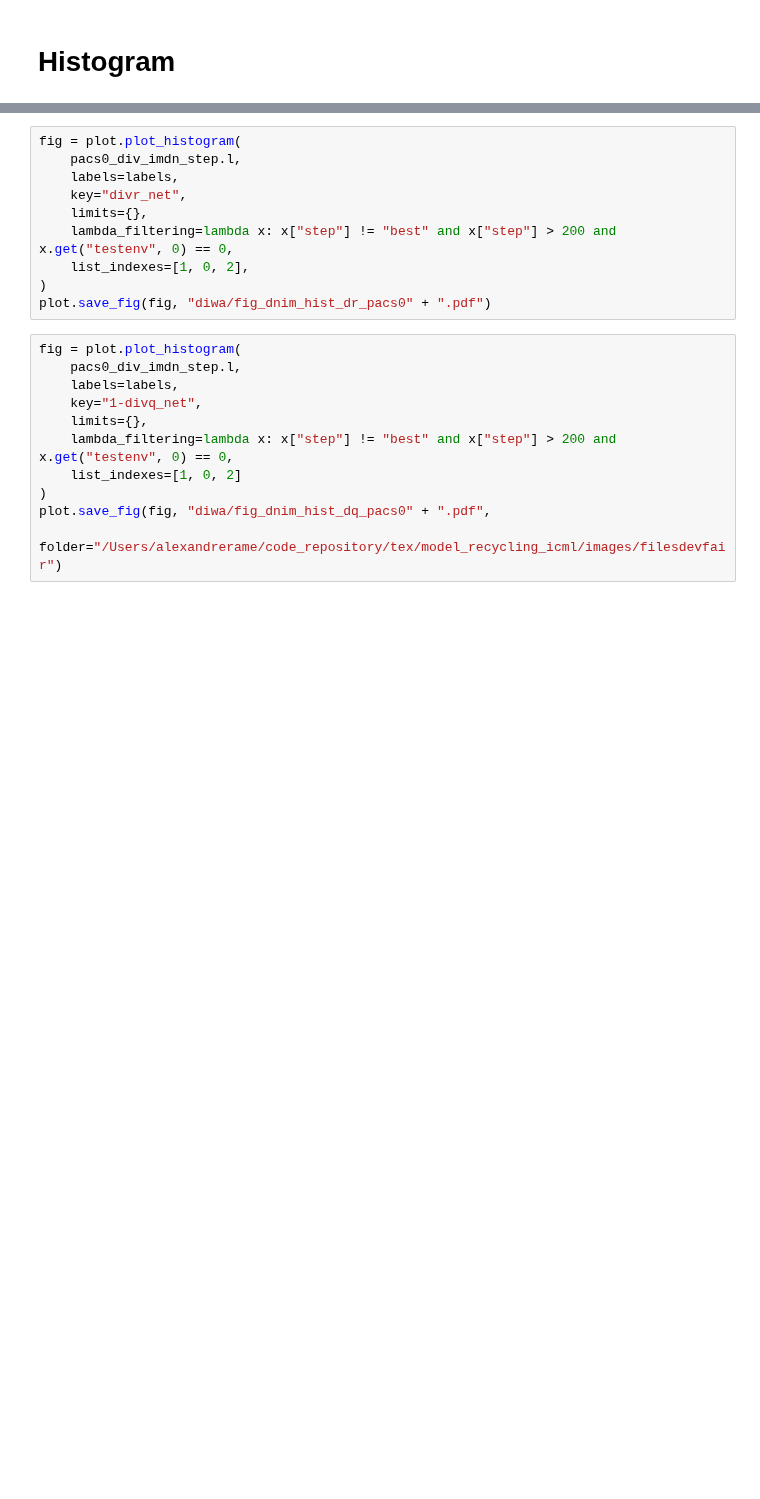
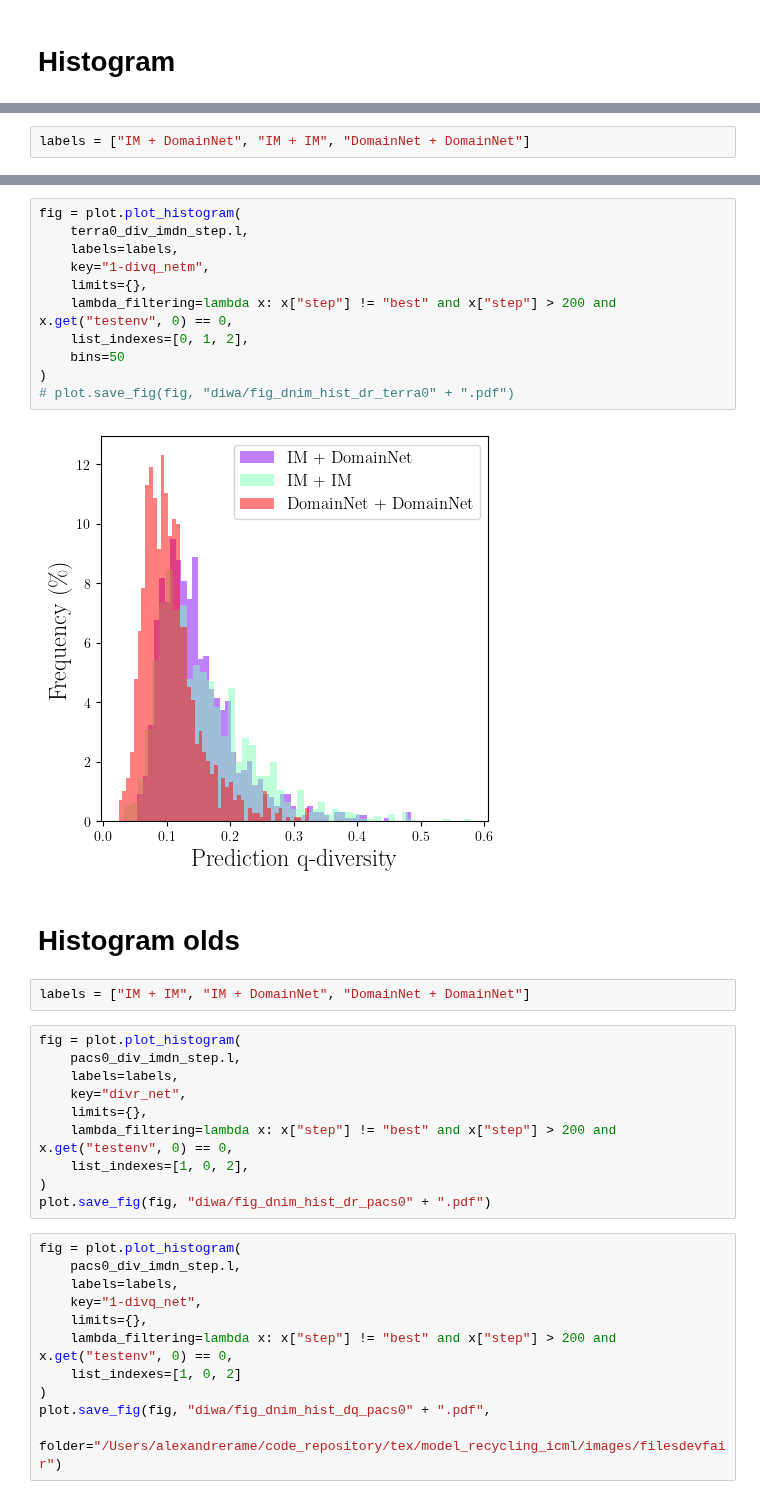
Before and after one commit to alexrame/domainbedv2, a Jupyter notebook: notebooks/recycling/diwa_diversity_versus_accuracy_terra.ipynb, the cells around one changed output, grey strips where cells are left out. Saved outputs shown, nothing was run; the diff lists cells and outputs as text; blank space fills up the shorter version.

```diff
--- a/notebooks/recycling/diwa_diversity_versus_accuracy_terra.ipynb
+++ b/notebooks/recycling/diwa_diversity_versus_accuracy_terra.ipynb
@@ -31,0 +33,2 @@ labels = ["IM + IM", "IM + DomainNet", "DomainNet + DomainNet"]
+# %%
+labels = ["IM + DomainNet", "IM + IM", "DomainNet + DomainNet"]
@@ -32,3 +79,20 @@ labels = ["IM + IM", "IM + DomainNet", "DomainNet + DomainNet"]
+# %%
+fig = plot.plot_histogram(
+    terra0_div_imdn_step.l,
+    labels=labels,
+    key="1-divq_netm",
+    limits={},
+    lambda_filtering=lambda x: x["step"] != "best" and x["step"] > 200 and x.get("testenv", 0) == 0,
+    list_indexes=[0, 1, 2],
+    bins=50
+)
+# plot.save_fig(fig, "diwa/fig_dnim_hist_dr_terra0" + ".pdf")
+# %% [output]
+[figure, added]
+# %% [markdown]
+# Histogram olds
+# %%
+labels = ["IM + IM", "IM + DomainNet", "DomainNet + DomainNet"]
 # %%
 fig = plot.plot_histogram(
     pacs0_div_imdn_step.l,
```
Also changed, not shown: parts of 11 cells of this notebook, 2 other files.
